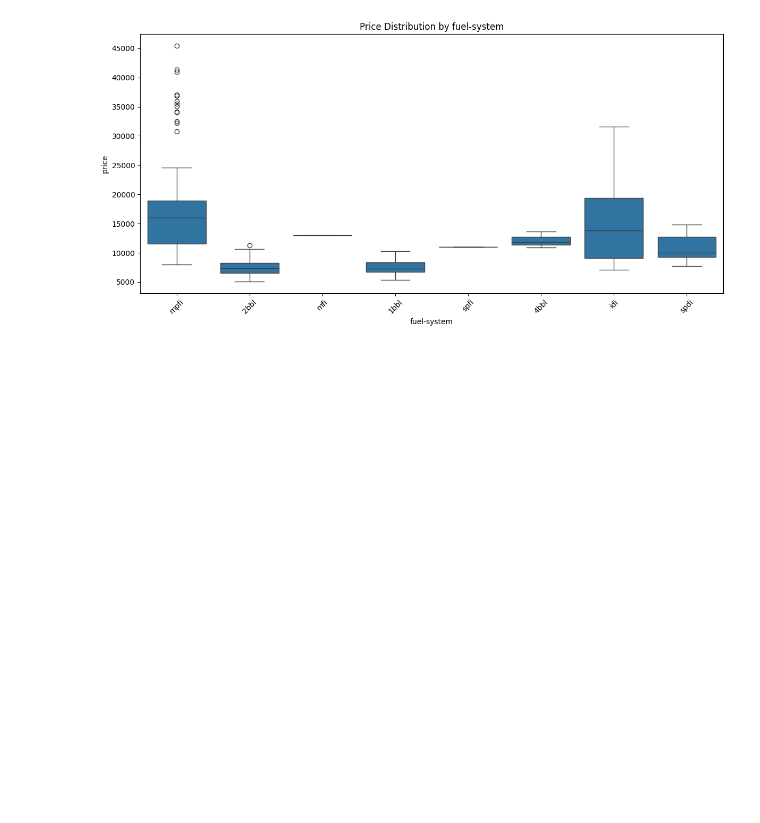
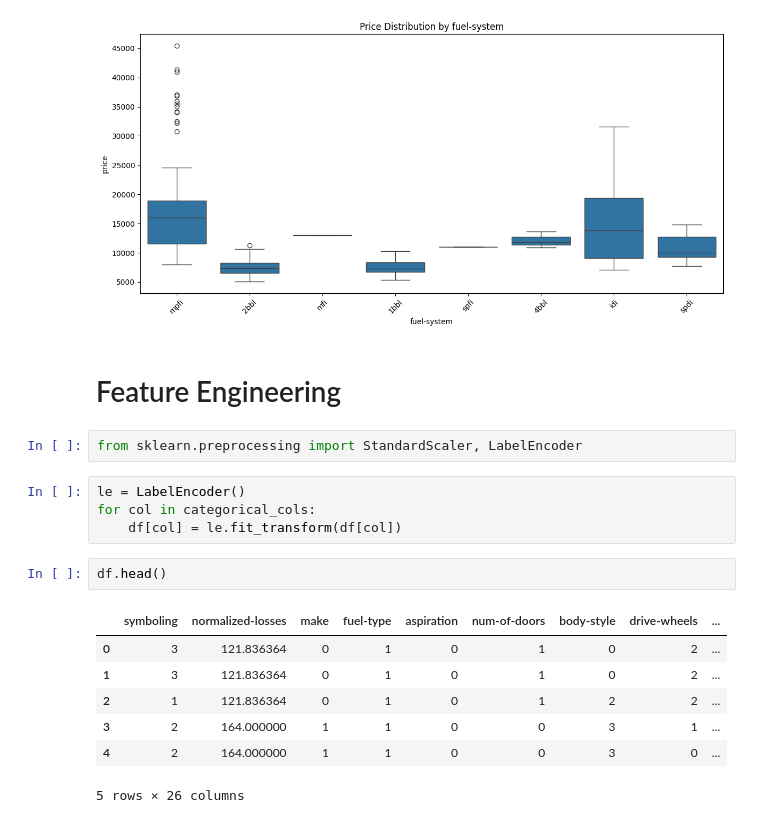
Before and after one commit to FuadRafiq/Car-Price-Prediction-with-ML, a Jupyter notebook: Regression - Predicting Car Prices with Machine Learning.ipynb, the cells around one changed output. Cells and saved outputs as stored; diff of their text form; blank space fills up the shorter version.

```diff
--- a/Regression - Predicting Car Prices with Machine Learning.ipynb
+++ b/Regression - Predicting Car Prices with Machine Learning.ipynb
@@ -254,3 +254,21 @@ for feature in categorical_cols:
 [figure]
 [figure]
 [figure]
+# %% [markdown]
+# Feature Engineering
+# %%
+from sklearn.preprocessing import StandardScaler, LabelEncoder
+# %%
+le = LabelEncoder()
+for col in categorical_cols:
+    df[col] = le.fit_transform(df[col])
+# %%
+df.head()
+# %% [output]
+|  | symboling | normalized-losses | make | fuel-type | aspiration | num-of-doors | body-style | drive-wheels | ... |
+| 0 | 3 | 121.836364 | 0 | 1 | 0 | 1 | 0 | 2 | ... |
+| 1 | 3 | 121.836364 | 0 | 1 | 0 | 1 | 0 | 2 | ... |
+| 2 | 1 | 121.836364 | 0 | 1 | 0 | 1 | 2 | 2 | ... |
+| 3 | 2 | 164.000000 | 1 | 1 | 0 | 0 | 3 | 1 | ... |
+| 4 | 2 | 164.000000 | 1 | 1 | 0 | 0 | 3 | 0 | ... |
+5 rows × 26 columns
```
Also changed, not shown: parts of 18 cells of this notebook.
